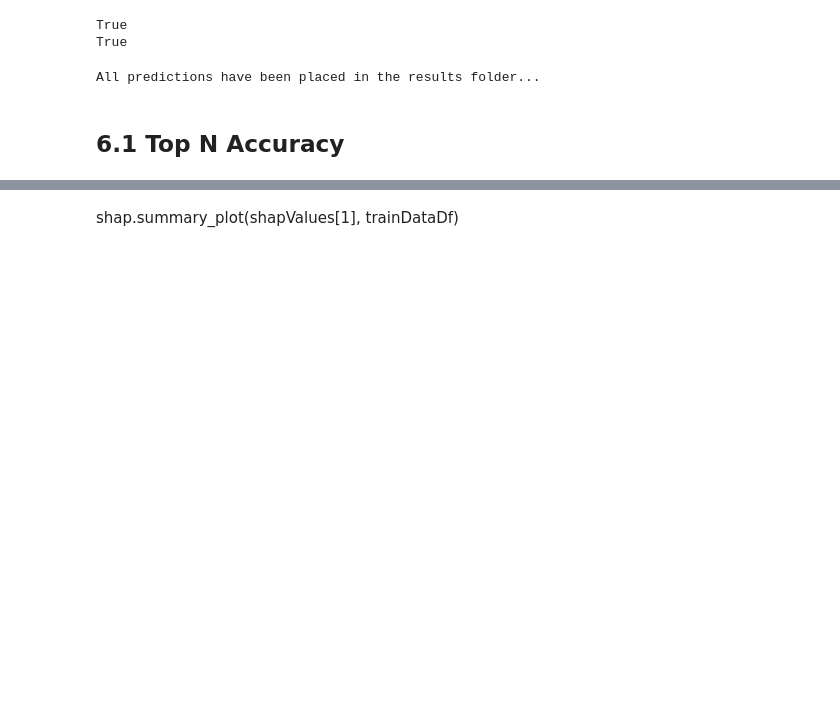
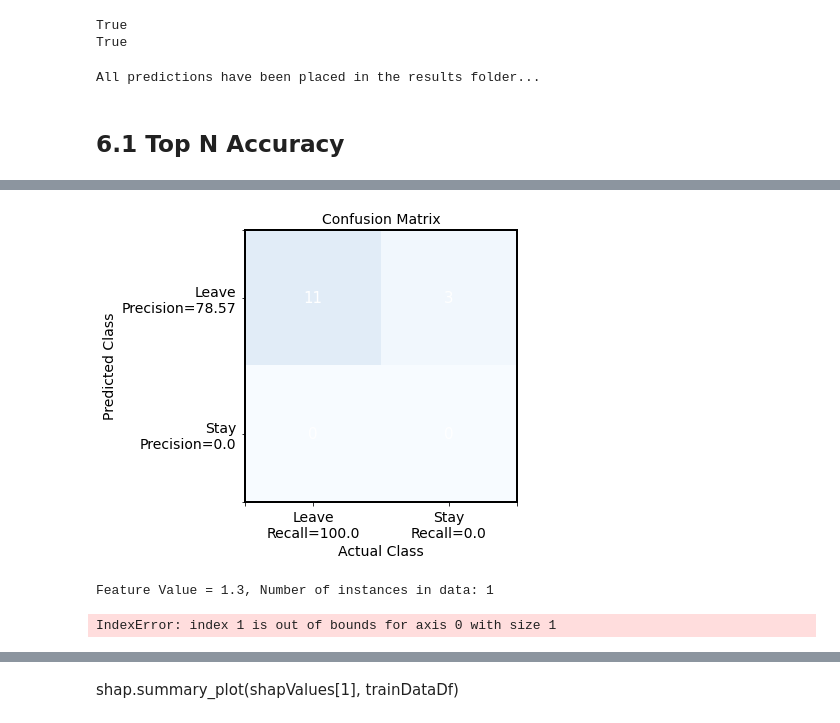
Before and after one commit to greermp/hilton_challenge, a Jupyter notebook: Working.ipynb, the cells around one changed output, grey strips where cells are left out. Saved outputs shown, nothing was run; the diff lists cells and outputs as text; code cells hidden in the pictures; blank space fills up the shorter version.

```diff
--- a/Working.ipynb
+++ b/Working.ipynb
@@ -1054,0 +1075,77 @@ data.columns
+# %%
+import collections
+plt.rcParams['figure.figsize'] = [24, 8] ## plot size
+columns = data.columns
+
+
+def getFeatureWiseAccuracy(model, featureName, indicies):
+    testPredictionsForFeatureSegmentation = model.predict(testData)
+    testPredictionProbsForFeatureSegmentation = model.predict_proba(testData)
+    testDataDataFrame = pd.DataFrame(testData)
+    cols=np.asarray(columns)
+    testDataDataFrame.columns = cols[[indicies]]
+    print(testDataDataFrame.columns)
+    # testDataDataFrame.columns = columns[2: -1]
+
+            # nprow = np.asarray(row)
+            # featureValues = nprow[[indicies]]
+
+    featureValues = list(testDataDataFrame[featureName])
+    uniqueValues = list(sorted(set(featureValues)))
+    accuracyPerValue = collections.defaultdict(list)
+    accuracyPerValueLeave = collections.defaultdict(list)
+    accuracyPerValueStay = collections.defaultdict(list)
+    for i in range(0, len(testLabels)):
+        accuracyPerValue[featureValues[i]].append([int(testLabels[i]) == int(testPredictionsForFeatureSegmentation[i]),
+                                                    testLabels[i], testPredictionsForFeatureSegmentation[i], testPredictionProbsForFeatureSegmentation[i]])
+        if testPredictionsForFeatureSegmentation[i] == 1:
+            accuracyPerValueStay[featureValues[i]].append(int(testLabels[i]) == int(testPredictionsForFeatureSegmentation[i]))
+        else:
+            accuracyPerValueLeave[featureValues[i]].append(int(testLabels[i]) == int(testPredictionsForFeatureSegmentation[i]))
+
+    accuracies, accuraciesStay, accuraciesLeave = [], [], []
+    for value in uniqueValues:
+        accuracyPerValueCounts = [item[0] for item in accuracyPerValue[value]]
+        accuracy = round((accuracyPerValueCounts.count(True) * 100) / (len(accuracyPerValueCounts) + 1), 2) # 1 is added in the denominator for division by zero errors. Please leave it there.
+        accuracyStay = round((accuracyPerValueStay[value].count(True) * 100) / (len(accuracyPerValueStay[value]) + 1), 2)
+        accuracyLeave = round((accuracyPerValueLeave[value].count(True) * 100) / (len(accuracyPerValueLeave[value]) + 1), 2)
+        #    print("Feature Value = %.1f, Overall Accuracy: %.2f, Accuracy for Staying: %.2f, Accuracy for Leaving: %.2f" % (value, accuracy, accuracyStay, accuracyLeave))
+        print("Feature Value = %.1f, Number of instances in data: %d" % (value, len(accuracyPerValueCounts)))
+
+        # Confusion matrices
+        _predictions = [item[2] for item in accuracyPerValue[value]]
+        _predictionsProbs = [item[3] for item in accuracyPerValue[value]]
+        _testLabels = [item[1] for item in accuracyPerValue[value]]
+        _ = calculateMetricsAndPrint(_predictions, _predictionsProbs, _testLabels)
+
+        # Add to lists for plotting
+        accuracies.append(accuracy), accuraciesStay.append(accuracyStay), accuraciesLeave.append(accuracyLeave)
+
+    # Plotting
+    plt.rcParams['figure.figsize'] = [16, 8]
+    x = np.arange(len(accuracies))
+    plt.plot(x, accuracies, linewidth = 3, color = '#53d100')
+    scatterAcc = plt.scatter(x, accuracies, marker = 'x', s = 100, color = '#53d100')
+    plt.plot(x, accuraciesLeave, linewidth = 3, color = '#e01111')
+    scatterLeave = plt.scatter(x, accuraciesLeave, marker = 's', s = 100, color = '#e01111')
+    plt.plot(x, accuraciesStay, linewidth = 3, color = '#0072ff')
+    scatterStay = plt.scatter(x, accuraciesStay, marker = 'o', s = 100, color = '#0072ff')
+    plt.xticks(x, uniqueValues, fontsize = 15, rotation = 90)
+    plt.yticks(fontsize = 15)
+    plt.xlabel("Feature Value for " + featureName, fontsize = 15)
+    plt.ylabel("Accuracy", fontsize = 15)
+    plt.legend([scatterAcc, scatterLeave, scatterStay], ["Overall Accuracy", "Accuracy for Leave", "Accuracy for Staying"], fontsize = 17)
+    plt.ylim(0, 100)
+    plt.show()
+
+############################################## Add your feature name here ###################################
+FEATURE_NAME = "Communication" # This has to be a valid feature name
+#############################################################################################################
+indicies=findIndiciesOfFeatures(gbCols,data)
+print(indicies)
+getFeatureWiseAccuracy(gbClassifier, FEATURE_NAME, indicies)
+
+#If you want to segment every feature and get results, you can loop over the feature names as given in the next two lines.
+#for col in columns[2:-1]:
+#    getFeatureWiseAccuracy(gbClassifier, col)
+# %% [output]
@@ -1055,3 +1164,6 @@ data.columns
+[figure, added]
+Feature Value = 1.3, Number of instances in data: 1
+IndexError: index 1 is out of bounds for axis 0 with size 1
 # %%
 import collections
 plt.rcParams['figure.figsize'] = [24, 8] ## plot size
```
Also changed, not shown: parts of 17 cells of this notebook, 2 other files.
